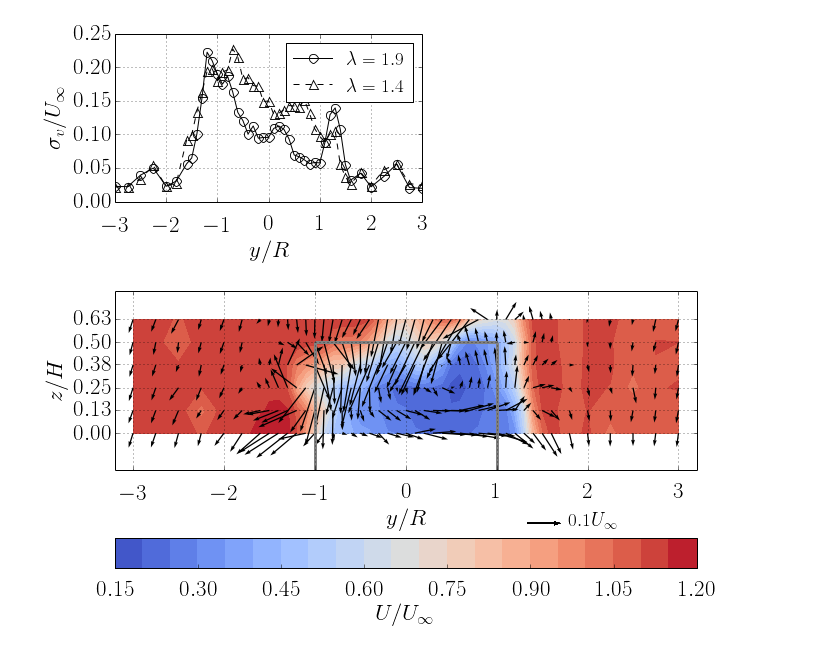
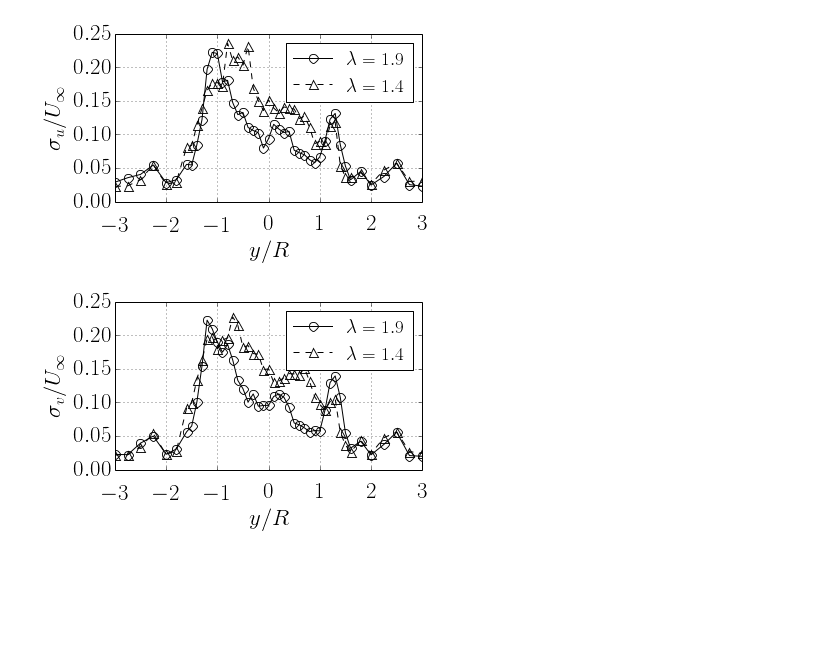
Before and after one commit to UNH-CORE/RVAT-baseline, a Jupyter notebook: notebook.ipynb, the cells around one changed output. Cells and saved outputs as stored; diff of their text form; code cells hidden in the pictures; blank space fills up the shorter version.

```diff
--- a/notebook.ipynb
+++ b/notebook.ipynb
@@ -21,9 +19,9 @@ plotwake("meancomboquiv")
 
 Lists of plots can be generated by giving a list of names to the `plotwake` function:
 # %%
-plotlist = ["meancomboquiv", "stdv_2tsrs"]
+plotlist = ["stdu_2tsrs", "stdv_2tsrs"]
 
 plotwake(plotlist)
 # %% [output]
-[figure, old version]
+[figure, new version]
-[figure, old version]
+[figure, new version]
```
Also changed, not shown: parts of 5 cells of this notebook.
